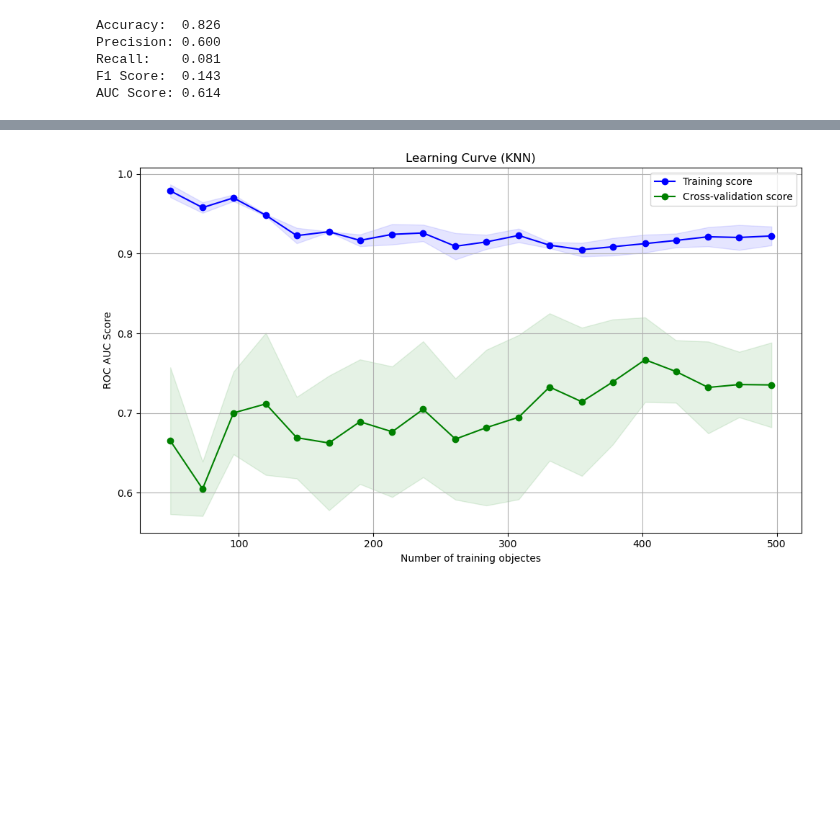
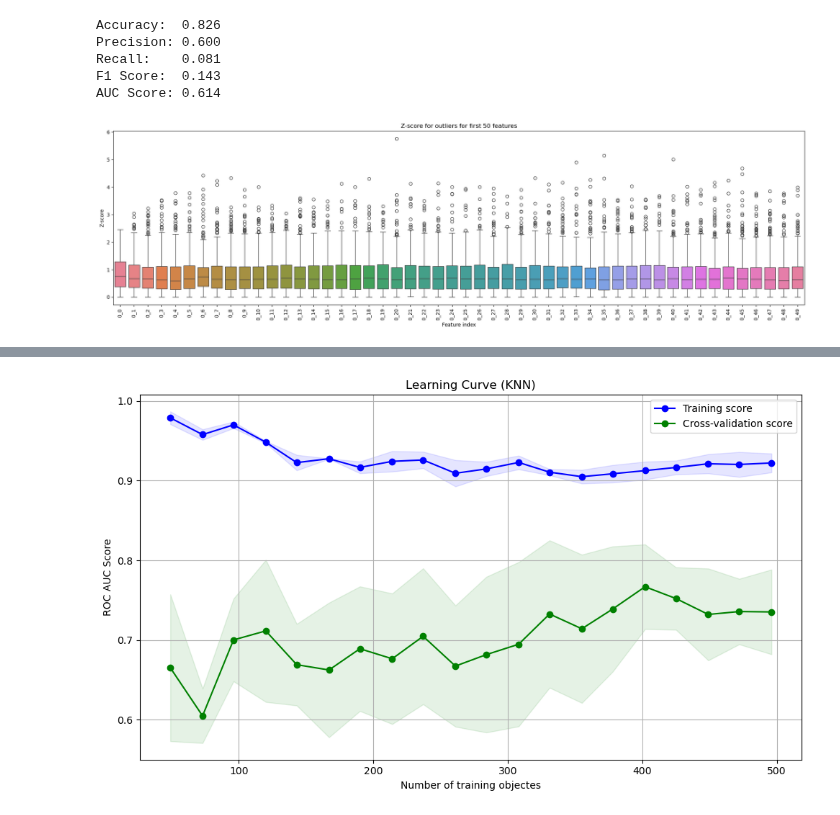
Before and after one commit to mjmklep/Machine-Learning-Group-8, a Jupyter notebook: assignment_ecg_KNN.ipynb, the cells around one changed output, grey strips where cells are left out. Saved outputs shown, nothing was run; the diff lists cells and outputs as text; code cells hidden in the pictures; blank space fills up the shorter version.

```diff
--- a/assignment_ecg_KNN.ipynb
+++ b/assignment_ecg_KNN.ipynb
@@ -77,3 +82,18 @@ Precision: 0.600
 Recall:    0.081
 F1 Score:  0.143
 AUC Score: 0.614
+# %%
+#Preprocessing: outliers plotten for first 50 features
+X_subset = X_train.iloc[:, :50]
+z_scores = np.abs(zscore(X_subset))
+
+plt.figure(figsize=(20, 6))
+sns.boxplot(data=pd.DataFrame(z_scores, columns=X_subset.columns))
+plt.title("Z-score for outliers for first 50 features")
+plt.xlabel("Feature index")
+plt.ylabel("Z-score")
+plt.xticks(rotation=90)
+plt.tight_layout()
+plt.show()
+# %% [output]
+[figure, added]
```
Also changed, not shown: parts of 8 cells of this notebook.
